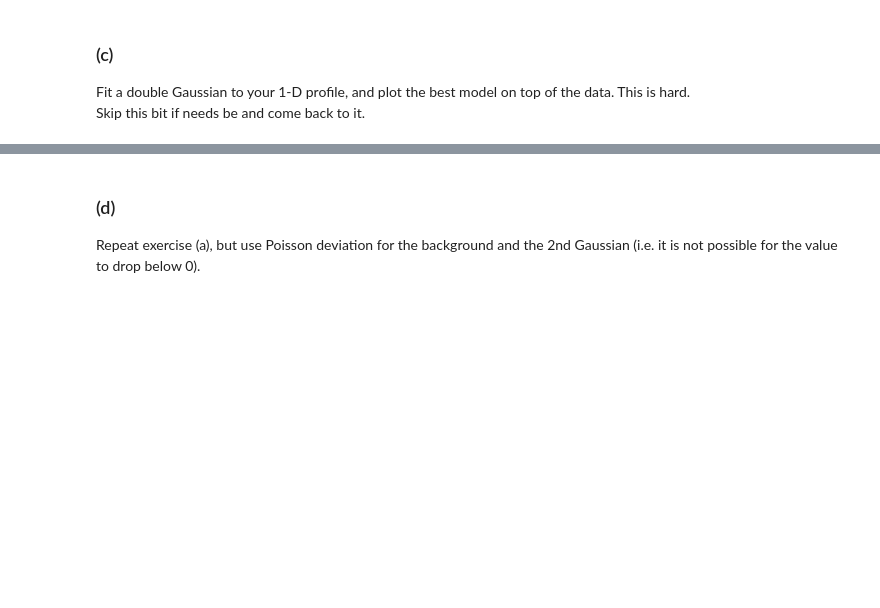
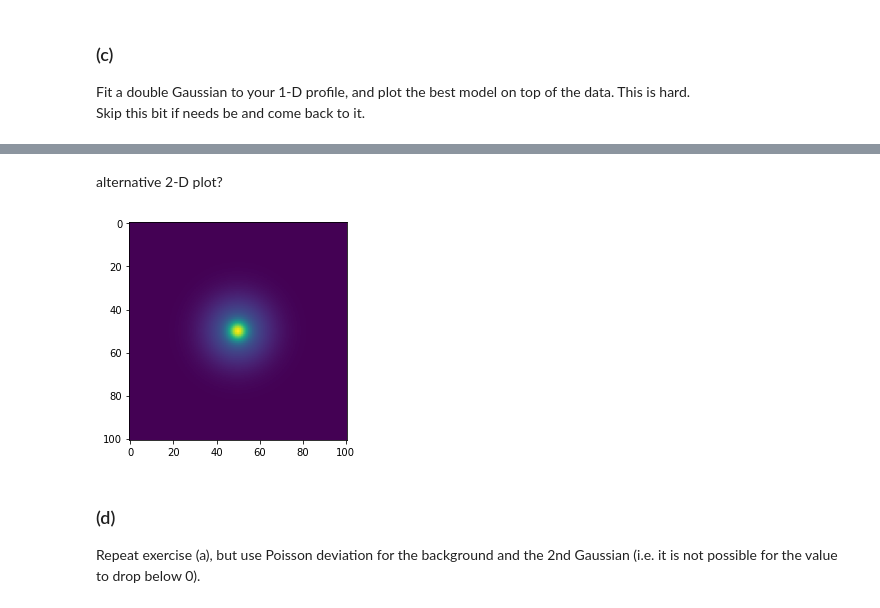
Before and after one commit to TobyWallage/PythonAssessment, a Jupyter notebook: Assessment.ipynb, the cells around one changed output, grey strips where cells are left out. Drawn from its saved outputs; the diff is of its cells as text; code cells hidden in the pictures; blank space fills up the shorter version.

```diff
--- a/Assessment_sol.ipynb
+++ b/Assessment.ipynb
@@ -66,3 +70,17 @@ array([ 49.99415908, 216.38057614,  10.04867482,  50.5817278 ,
+# %% [markdown]
+alternative 2-D plot?
+# %%
+def gaussian_profile(x, y, center = (50,50), max_val = 100, sigma = 10 ):
+    x_0, y_0 = center
+    value = max_val*np.exp(-((x-x_0)**2/(2 * sigma**2) + (y-y_0)**2/(2 * sigma**2)))
+    return value
+
+model_img = np.fromfunction(lambda x,y: gaussian_profile(x,y,(popt[0],popt[0]), popt[1], popt[2]), image.shape)
+model_img += np.fromfunction(lambda x,y: gaussian_profile(x,y,(popt[3],popt[3]), popt[4], popt[5]), image.shape)
+plt.imshow(model_img)
+plt.show()
+# %% [output]
+[figure, added]
 # %% [markdown]
 ### (d)
 
```
Also changed, not shown: parts of 5 cells of this notebook.
